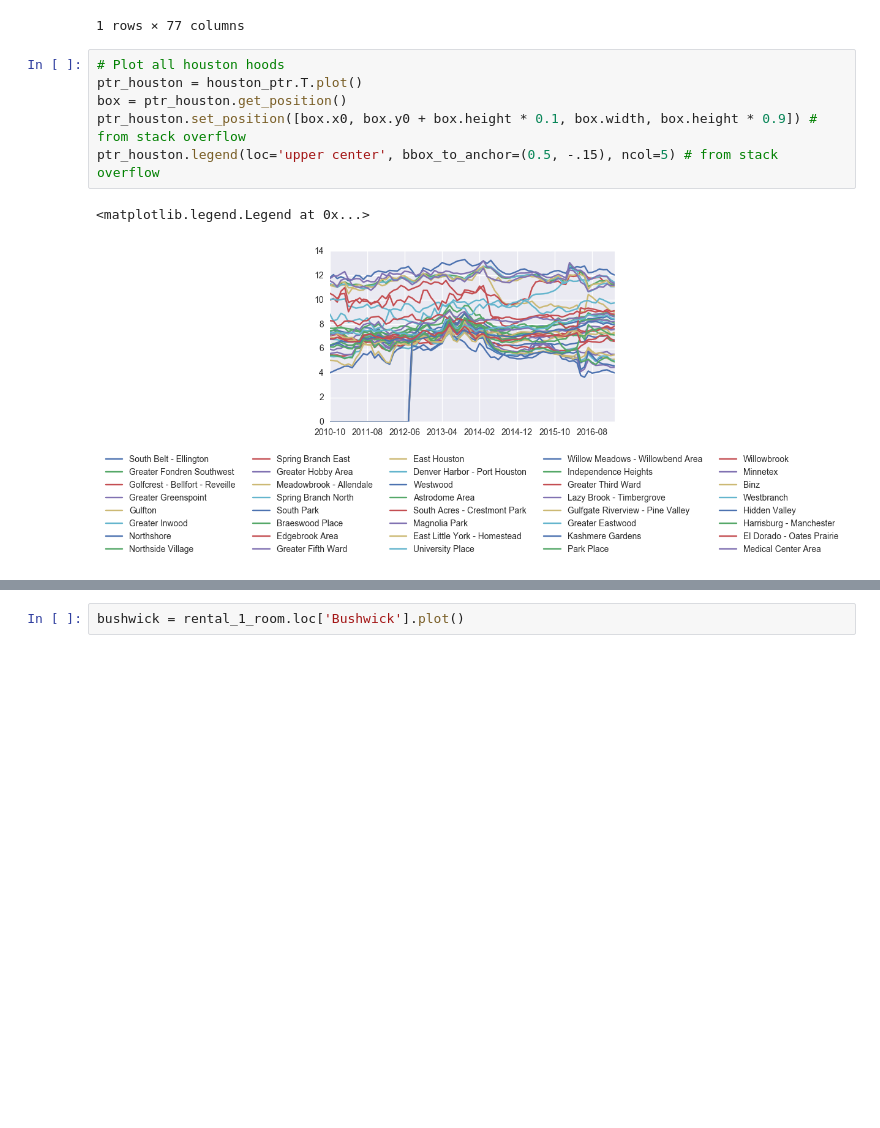
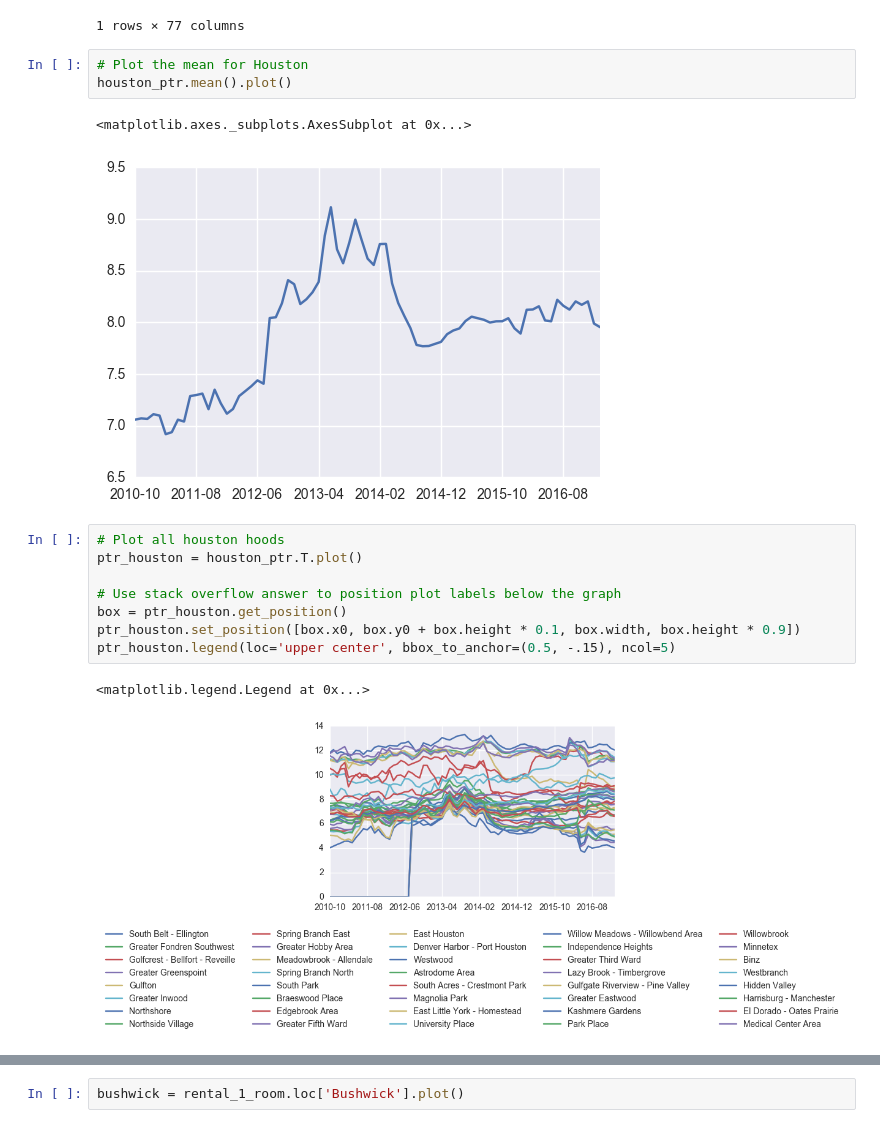
Before and after one commit to carlsednaoui/thinkful-data-science, a Jupyter notebook: coursework/unit_1_project/zillow.ipynb, the cells around one changed output, grey strips where cells are left out. Saved outputs shown, nothing was run; the diff lists cells and outputs as text; blank space fills up the shorter version.

```diff
--- a/coursework/unit_1_project/zillow.ipynb
+++ b/coursework/unit_1_project/zillow.ipynb
@@ -152,12 +156,20 @@ houston_ptr.head(1)
 | RegionName |  |  |  |  |  |  |  |  |  |  |  | ... |
 | South Belt - Ellington | 7.42 | 7.5 | 7.53 | 7.42 | 7.35 | 7.3 | 7.35 | 7.57 | 7.42 | 7.73 | ... | ... |
 1 rows × 77 columns
+# %%
+# Plot the mean for Houston
+houston_ptr.mean().plot()
+# %% [output]
+<matplotlib.axes._subplots.AxesSubplot at 0x...>
+[figure, added]
 # %%
 # Plot all houston hoods
 ptr_houston = houston_ptr.T.plot()
+
+# Use stack overflow answer to position plot labels below the graph
 box = ptr_houston.get_position()
-ptr_houston.set_position([box.x0, box.y0 + box.height * 0.1, box.width, box.height * 0.9]) # from stack overflow
-ptr_houston.legend(loc='upper center', bbox_to_anchor=(0.5, -.15), ncol=5) # from stack overflow
+ptr_houston.set_position([box.x0, box.y0 + box.height * 0.1, box.width, box.height * 0.9])
+ptr_houston.legend(loc='upper center', bbox_to_anchor=(0.5, -.15), ncol=5)
 # %% [output]
 <matplotlib.legend.Legend at 0x...>
 [figure]
```
Also changed, not shown: parts of 16 cells of this notebook.
